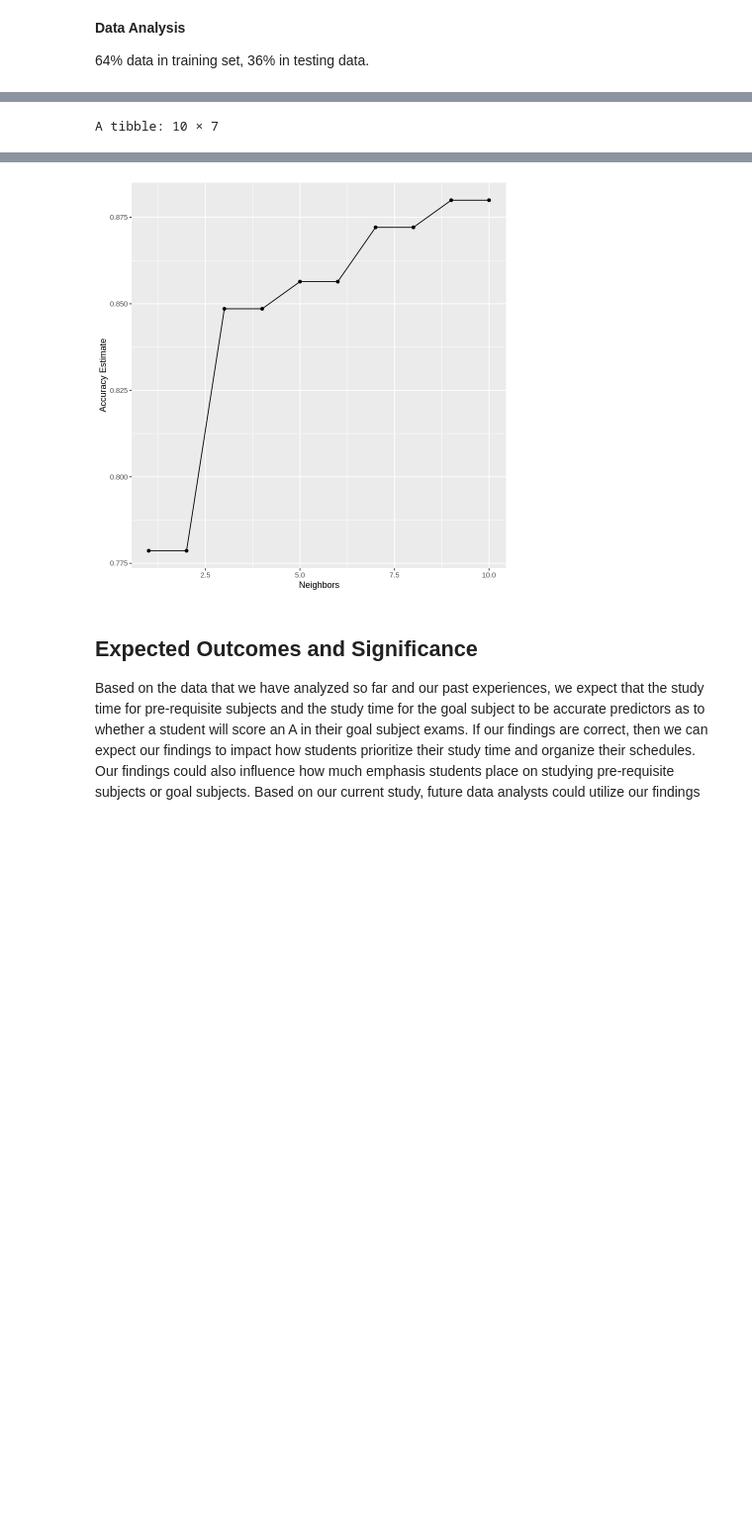
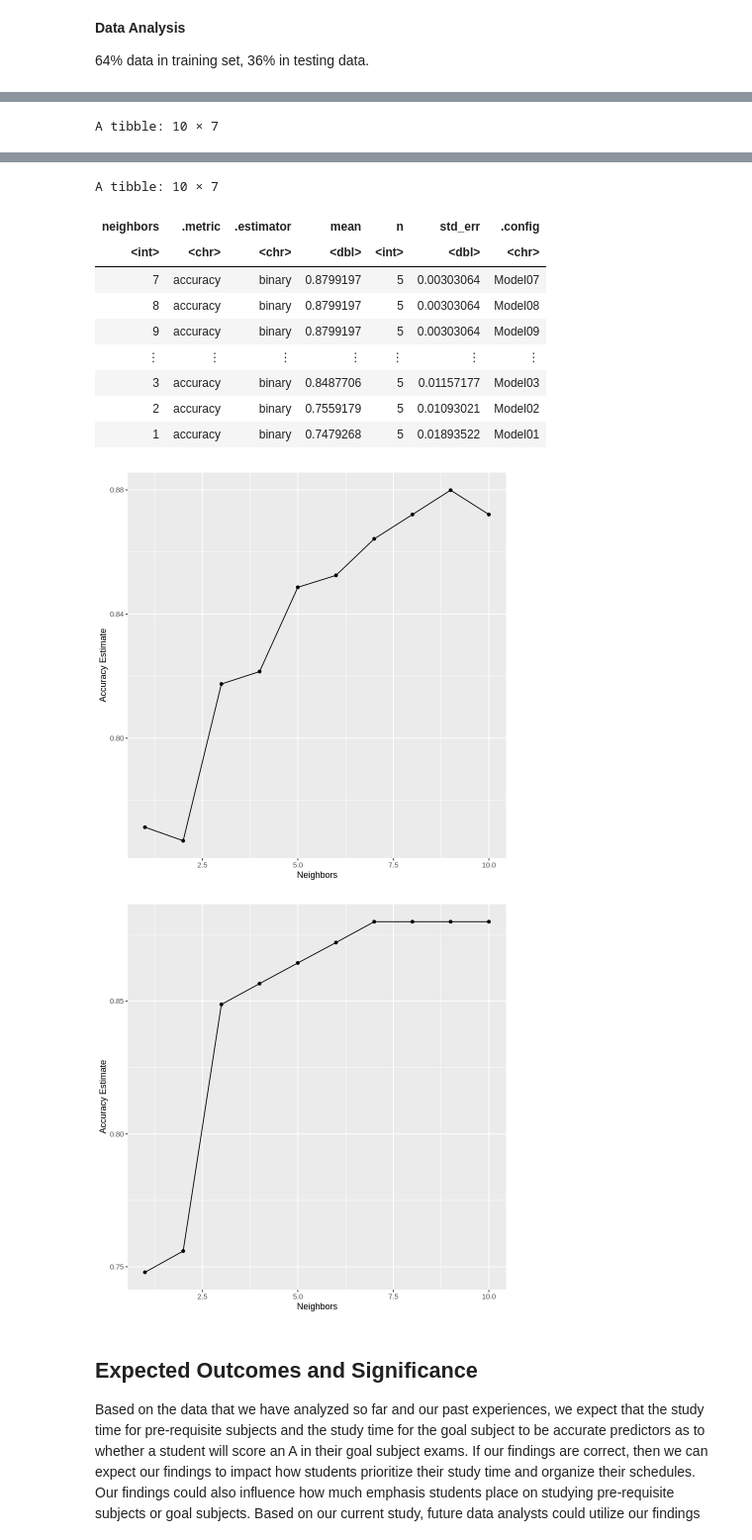
Before and after one commit to R0yBoy/DSCI100_Project, a Jupyter notebook: Project Report.ipynb, the cells around one changed output, grey strips where cells are left out. Shown at 99% size. Drawn from its saved outputs; the diff is of its cells as text; code cells hidden in the pictures; blank space fills up the shorter version.

Commit message:
updated data analysis

```diff
--- a/Project Report.ipynb
+++ b/Project Report.ipynb
@@ -214,11 +214,13 @@ The K-nearest neighbor classification algorithm will be used to predict the lett
 
 64% data in training set, 36% in testing data.
 # %%
+set.seed(2022)
+
 user_knowledge_training
 
 k_vals <- tibble(neighbors = seq(from = 1, to = 10))
 
-goal_object_recipe <- recipe(LG ~ STG + STR, data = user_knowledge_training) %>%
+goal_object_recipe <- recipe(LG ~ STG, data = user_knowledge_training) %>%
     step_scale(all_predictors()) %>%
     step_center(all_predictors())
 
@@ -228,34 +230,48 @@ goal_object_knn_spec <- nearest_neighbor(weight_func = "rectangular", neighbors
 
 grades_vfold <- vfold_cv(user_knowledge_training, v = 5, strata = LG)
 
-training_results <- workflow() %>%
+goal_training_results <- workflow() %>%
     add_recipe(goal_object_recipe) %>%
     add_model(goal_object_knn_spec) %>%
     tune_grid(resamples = grades_vfold, grid = k_vals) %>%
     collect_metrics()
 
-accuracies <- training_results %>%
+goal_accuracies <- goal_training_results %>%
     filter(.metric == "accuracy") %>%
     arrange(desc(mean))
 
-accuracies
+prereq_object_recipe <- recipe(LG ~ STR, data = user_knowledge_training) %>%
+    step_scale(all_predictors()) %>%
+    step_center(all_predictors())
 
+prereq_object_knn_spec <- nearest_neighbor(weight_func = "rectangular", neighbors = tune()) %>%
+    set_engine("kknn") %>%
+    set_mode("classification")
 
-accuracy_vs_k <- ggplot(accuracies, aes(x = neighbors, y = mean)) +
+prereq_training_results <- workflow() %>%
+    add_recipe(prereq_object_recipe) %>%
+    add_model(prereq_object_knn_spec) %>%
+    tune_grid(resamples = grades_vfold, grid = k_vals) %>%
+    collect_metrics()
+
+prereq_accuracies <- prereq_training_results %>%
+    filter(.metric == "accuracy") %>%
+    arrange(desc(mean))
+
+goal_accuracy_vs_k <- ggplot(goal_accuracies, aes(x = neighbors, y = mean)) +
     geom_point() +
     geom_line() +
     labs(x = "Neighbors", y = "Accuracy Estimate")
 
-accuracy_vs_k
+prereq_accuracy_vs_k <- ggplot(prereq_accuracies, aes(x = neighbors, y = mean)) +
+    geom_point() +
+    geom_line() +
+    labs(x = "Neighbors", y = "Accuracy Estimate")
 
-# tune_grid(resample = vfold_training, grid = 10) %>%
-#     collect_metrics()
-
-# cross_val_plot <- accuracies_training %>%
-#     ggplot(aes(x = neighbors , y = mean)) +
-#     geom_point() +
-#     geom_line() +
-#     labs(x = "Neighbors", y = "Accuracy")
+goal_accuracies
+prereq_accuracies
+goal_accuracy_vs_k
+prereq_accuracy_vs_k
 # %% [output]
 A tibble: 258 × 3
 | STG | STR | LG |
@@ -280,4 +296,15 @@ A tibble: 10 × 7
+A tibble: 10 × 7
+| neighbors | .metric | .estimator | mean | n | std_err | .config |
+| <int> | <chr> | <chr> | <dbl> | <int> | <dbl> | <chr> |
+| 7 | accuracy | binary | 0.8799197 | 5 | 0.00303064 | Model07 |
+| 8 | accuracy | binary | 0.8799197 | 5 | 0.00303064 | Model08 |
+| 9 | accuracy | binary | 0.8799197 | 5 | 0.00303064 | Model09 |
+| ⋮ | ⋮ | ⋮ | ⋮ | ⋮ | ⋮ | ⋮ |
+| 3 | accuracy | binary | 0.8487706 | 5 | 0.01157177 | Model03 |
+| 2 | accuracy | binary | 0.7559179 | 5 | 0.01093021 | Model02 |
+| 1 | accuracy | binary | 0.7479268 | 5 | 0.01893522 | Model01 |
-[figure, old version]
+[figure, new version]
+[figure, added]
 # %% [markdown]
 ## Expected Outcomes and Significance
 Based on the data that we have analyzed so far and our past experiences, we expect that the study time for pre-requisite subjects and the study time for the goal subject to be accurate predictors as to whether a student will score an A in their goal subject exams. If our findings are correct, then we can expect our findings to impact how students prioritize their study time and organize their schedules. Our findings could also influence how much emphasis students place on studying pre-requisite subjects or goal subjects. Based on our current study, future data analysts could utilize our findings and calculate the accuracy of predictions based on our predictor variables. Future data analysts could also analyze how other predictor variables could predict if a student achieves a letter grade of A, or how predictor variables predict letter grades other than A’s.
```
Also changed, not shown: parts of 1 cell of this notebook.
